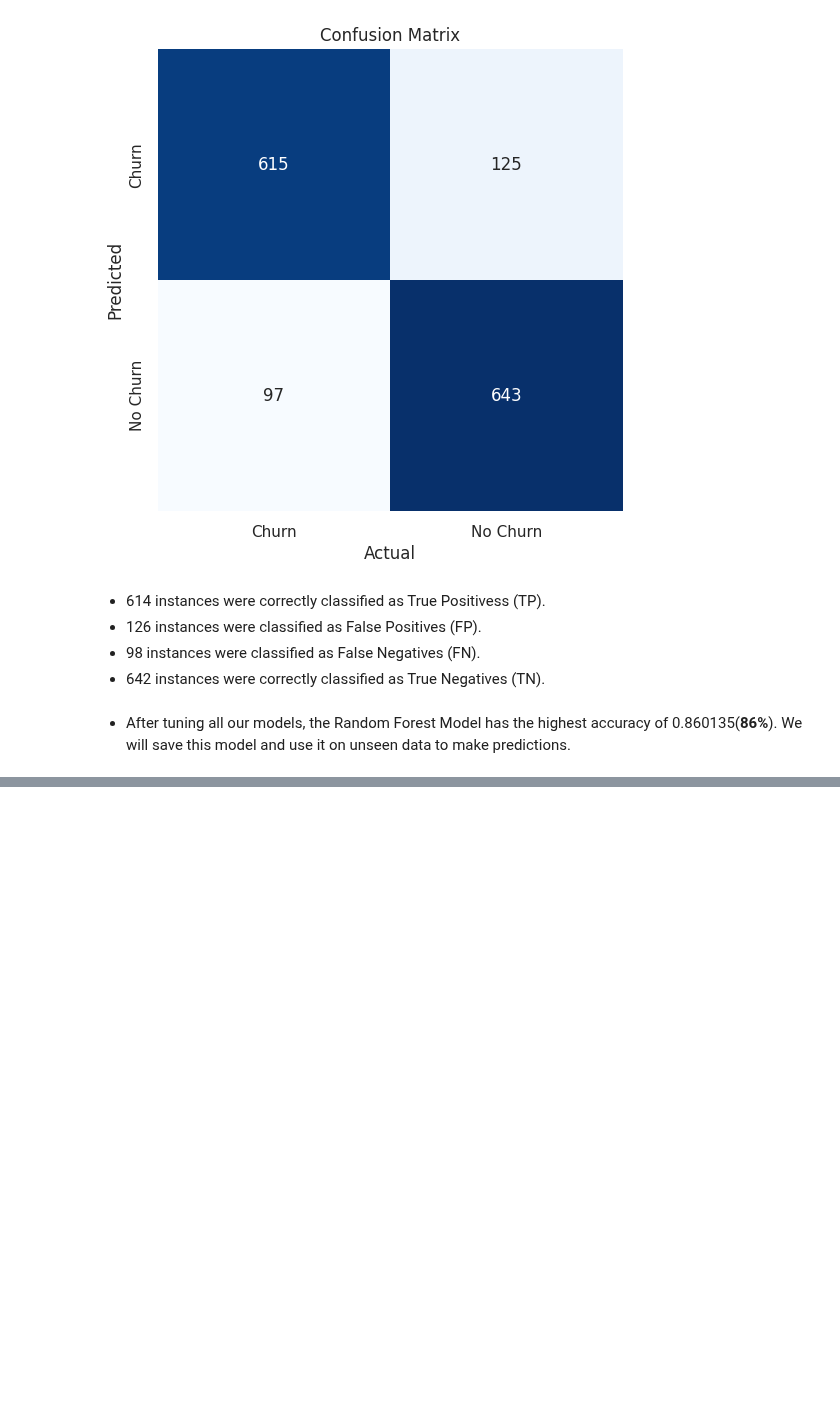
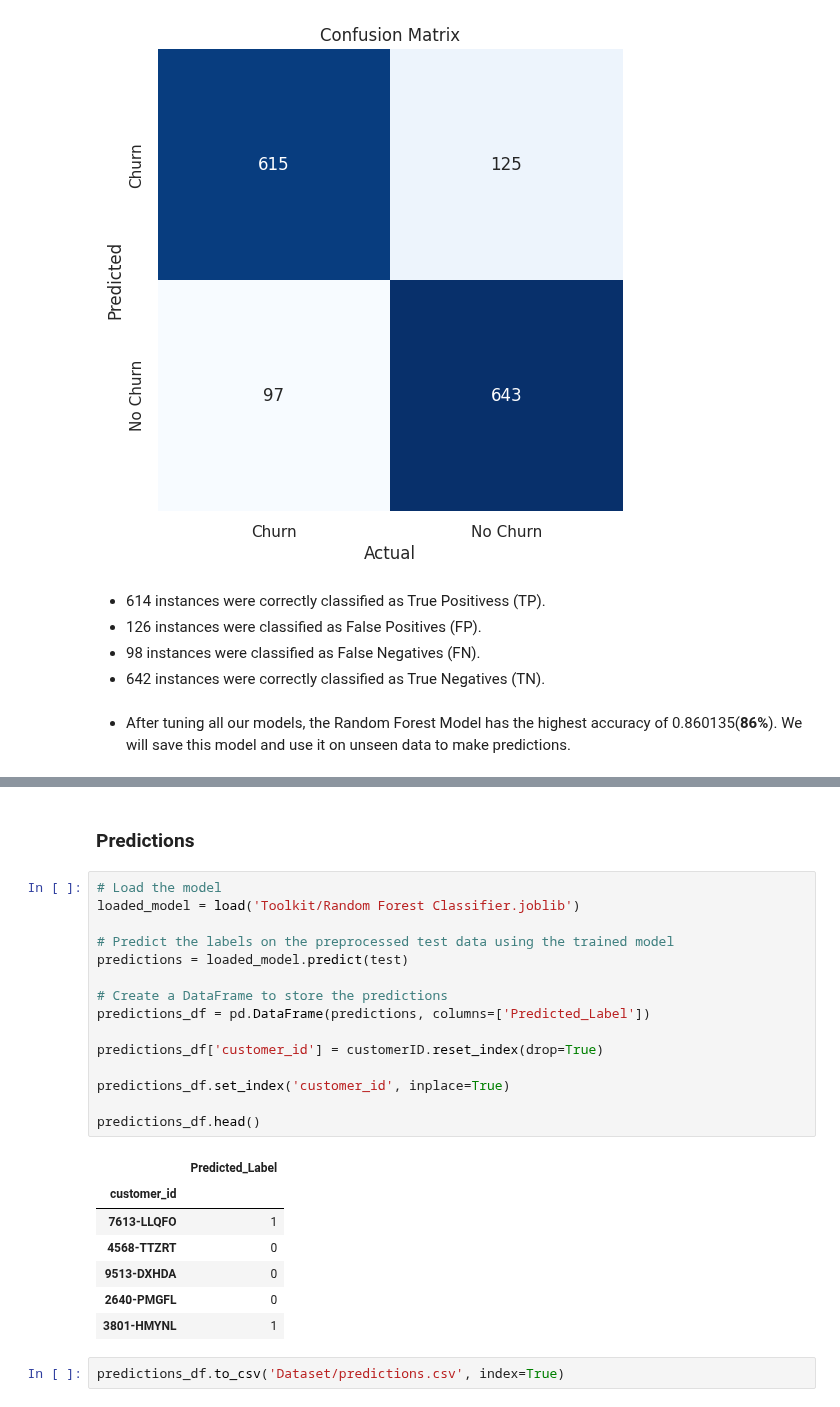
Before and after one commit to OAtulA/customer-churn-prediction, a Jupyter notebook: Project_notebook.ipynb, the cells around one changed output, grey strips where cells are left out. Cells and saved outputs as stored; diff of their text form; blank space fills up the shorter version.

```diff
--- a/Project_notebook.ipynb
+++ b/Project_notebook.ipynb
@@ -2050,0 +2164,27 @@ plt.show()
+# %% [markdown]
+### Predictions
+# %%
+# Load the model
+loaded_model = load('Toolkit/Random Forest Classifier.joblib')
+
+# Predict the labels on the preprocessed test data using the trained model
+predictions = loaded_model.predict(test)
+
+# Create a DataFrame to store the predictions
+predictions_df = pd.DataFrame(predictions, columns=['Predicted_Label'])
+
+predictions_df['customer_id'] = customerID.reset_index(drop=True)
+
+predictions_df.set_index('customer_id', inplace=True)
+
+predictions_df.head()
+# %% [output]
+|  | Predicted_Label |
+| customer_id |  |
+| 7613-LLQFO | 1 |
+| 4568-TTZRT | 0 |
+| 9513-DXHDA | 0 |
+| 2640-PMGFL | 0 |
+| 3801-HMYNL | 1 |
+# %%
+predictions_df.to_csv('Dataset/predictions.csv', index=True)
```
Also changed, not shown: parts of 24 cells of this notebook, 2 other files.
